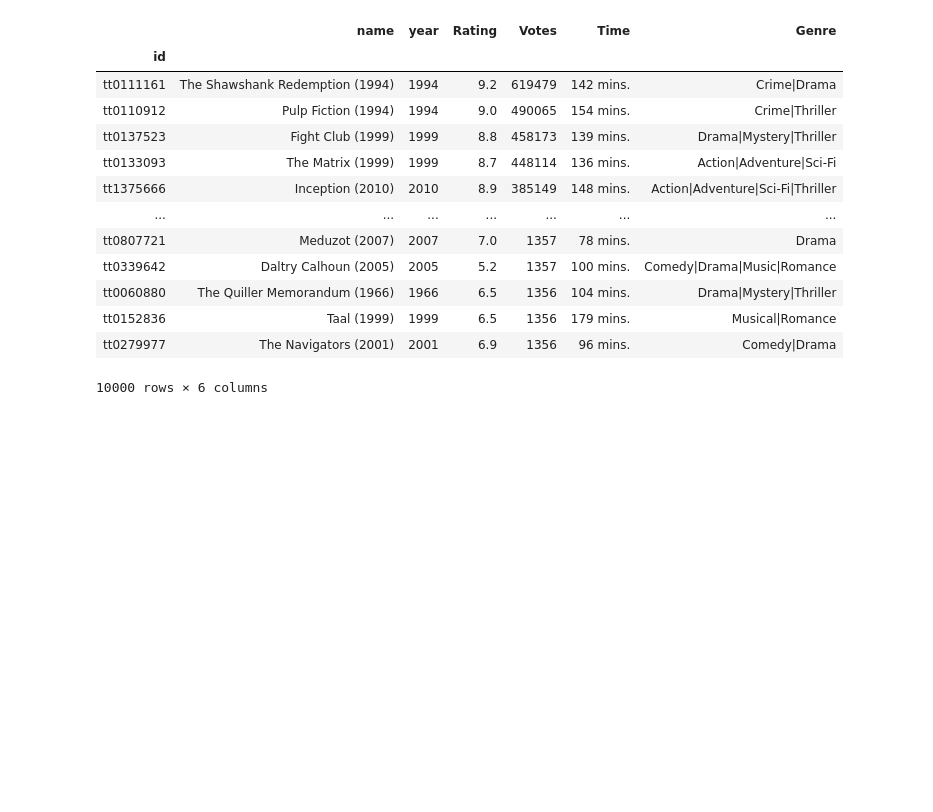
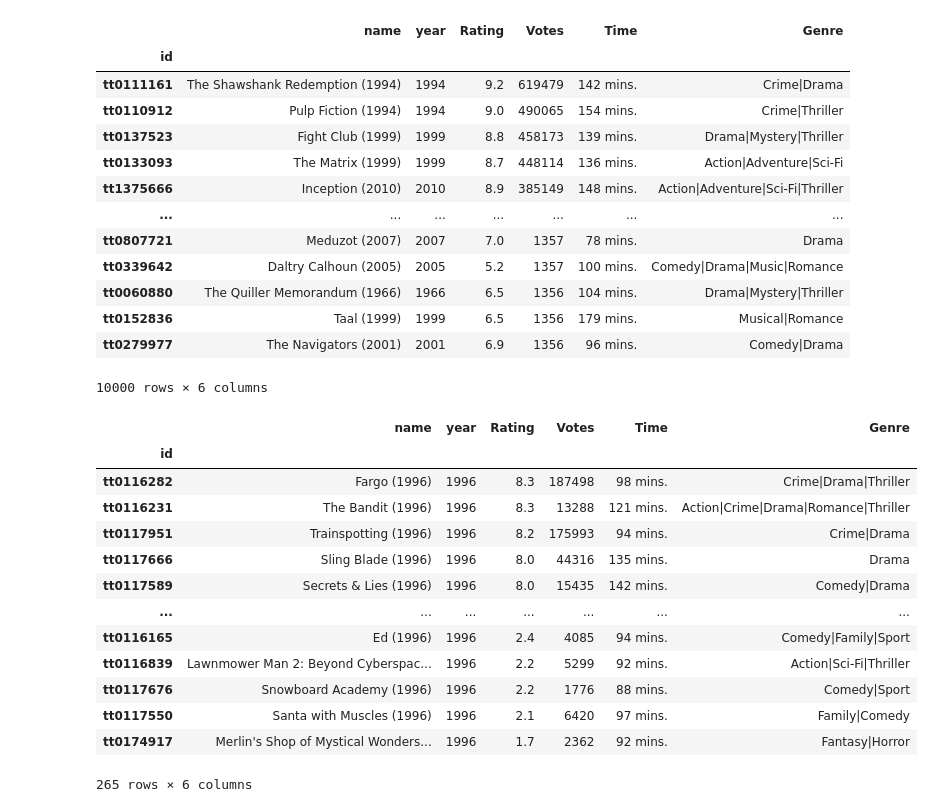
Before and after one commit to nasirhm/onemonth-python, a Jupyter notebook: Jupyter-Week3/Data_Analysis_Intro.ipynb, the cells around one changed output. Drawn from its saved outputs; the diff is of its cells as text; code cells hidden in the pictures; blank space fills up the shorter version.

```diff
--- a/Jupyter-Week3/Data_Analysis_Intro.ipynb
+++ b/Jupyter-Week3/Data_Analysis_Intro.ipynb
@@ -414,3 +416,21 @@ data
 | tt0152836 | Taal (1999) | 1999 | 6.5 | 1356 | 179 mins. | Musical|Romance |
 | tt0279977 | The Navigators (2001) | 2001 | 6.9 | 1356 | 96 mins. | Comedy|Drama |
 10000 rows × 6 columns
+# %%
+# Highest Scoring Movie in 1996
+data[data['year'] == 1996].sort_values(by='Rating', ascending=False)
+# %% [output]
+|  | name | year | Rating | Votes | Time | Genre |
+| id |  |  |  |  |  |  |
+| tt0116282 | Fargo (1996) | 1996 | 8.3 | 187498 | 98 mins. | Crime|Drama|Thriller |
+| tt0116231 | The Bandit (1996) | 1996 | 8.3 | 13288 | 121 mins. | Action|Crime|Drama|Romance|Thriller |
+| tt0117951 | Trainspotting (1996) | 1996 | 8.2 | 175993 | 94 mins. | Crime|Drama |
+| tt0117666 | Sling Blade (1996) | 1996 | 8.0 | 44316 | 135 mins. | Drama |
+| tt0117589 | Secrets & Lies (1996) | 1996 | 8.0 | 15435 | 142 mins. | Comedy|Drama |
+| ... | ... | ... | ... | ... | ... | ... |
+| tt0116165 | Ed (1996) | 1996 | 2.4 | 4085 | 94 mins. | Comedy|Family|Sport |
+| tt0116839 | Lawnmower Man 2: Beyond Cyberspac... | 1996 | 2.2 | 5299 | 92 mins. | Action|Sci-Fi|Thriller |
+| tt0117676 | Snowboard Academy (1996) | 1996 | 2.2 | 1776 | 88 mins. | Comedy|Sport |
+| tt0117550 | Santa with Muscles (1996) | 1996 | 2.1 | 6420 | 97 mins. | Family|Comedy |
+| tt0174917 | Merlin's Shop of Mystical Wonders... | 1996 | 1.7 | 2362 | 92 mins. | Fantasy|Horror |
+265 rows × 6 columns
```
Also changed, not shown: parts of 19 cells of this notebook, 5 other files.
